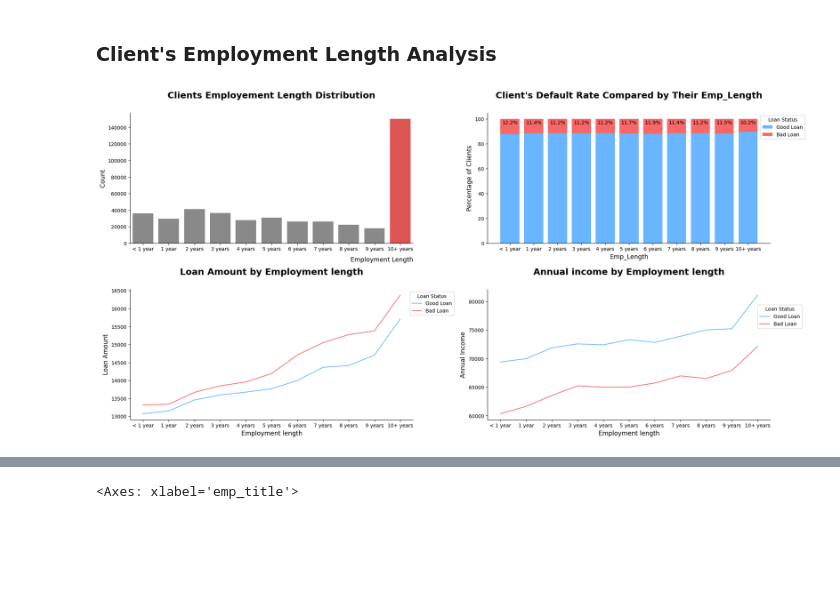
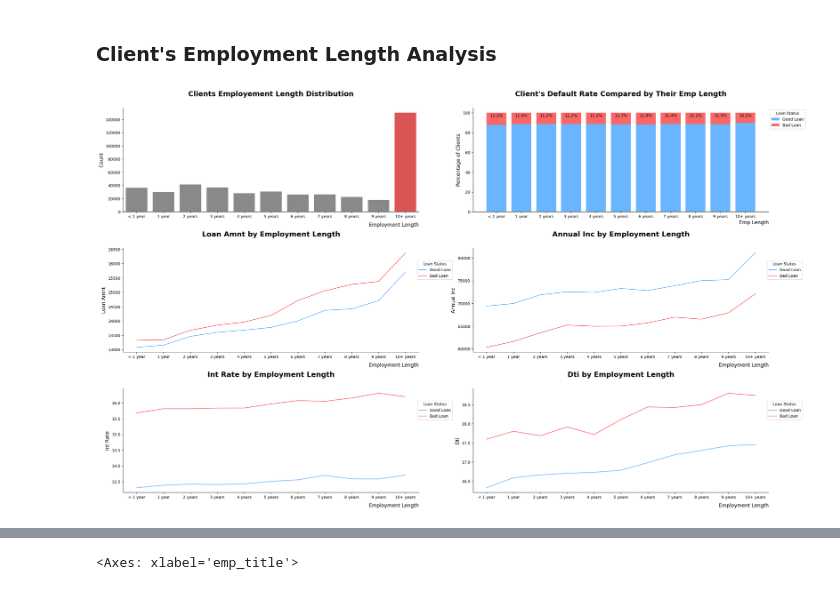
Before and after one commit to azaryasph/IDX-Partners-Project-Based-Internship-Prediction-Model, a Jupyter notebook: notebooks/Prediction Model.ipynb, the cells around one changed output, grey strips where cells are left out. Cells and saved outputs as stored; diff of their text form; code cells hidden in the pictures; blank space fills up the shorter version.

```diff
--- a/notebooks/Prediction Model.ipynb
+++ b/notebooks/Prediction Model.ipynb
@@ -482,49 +502,42 @@ plt.show()
 ### Client's Employment Length Analysis
 # %%
 # Set the figure size
-plt.figure(figsize=(20, 10))
+plt.figure(figsize=(25, 15))
 
 # Define the order
 length_order = ['< 1 year', '1 year', '2 years', '3 years', '4 years', '5 years', '6 years', '7 years', '8 years', '9 years', '10+ years']
 
 # Convert the 'emp_length' column to a categorical type with the specified order
 dfloan['emp_length'] = pd.Categorical(dfloan['emp_length'], categories=length_order, ordered=True)
 
-plt.subplot(2, 2, 1)
+plt.subplot(3, 2, 1)
 order_emp = dfloan.emp_length.value_counts().index
 palette_length = ['#898989'] * 10 + ['#F13F3F']
 sns.countplot(x='emp_length', data=dfloan, order=length_order, palette=palette_length)
 plt.title('Clients Employement Length Distribution', fontsize=18, fontweight='bold', y=1.09)
 plt.xlabel('Employment Length', fontsize=12.5, loc='right', labelpad=10)
 plt.ylabel('Count', fontsize=12.5)
 
 
-plt.subplot(2, 2, 2)
+plt.subplot(3, 2, 2)
 create_stacked_barchart(dfloan, 'emp_length', 'loan_status', length_order, target_colors, bbox_to_anchor=(1.13, 1))
 
+plt.subplot(3, 2, 3)
+create_lineplot('emp_length', 'loan_amnt', dfloan, 'loan_status', target_colors, (1.12, 0.9))
 
-# Set the figure size
-plt.subplot(2, 2, 3)
-# Now you can plot without the 'order' argument
-sns.lineplot(x='emp_length', y='loan_amnt', data=dfloan, palette=['#69B5FF', '#FA6767'], ci=None, hue='loan_status')
-sns.despine()
-plt.title('Loan Amount by Employment length', fontsize=18, fontweight='bold', y=1.09)
-plt.xlabel('Employment length', fontsize=12.5)
-plt.ylabel('Loan Amount', fontsize=12.5)
-plt.legend(title='Loan Status', loc='upper left', bbox_to_anchor=(0.98, 1))
+plt.subplot(3, 2, 4)
+create_lineplot('emp_length', 'annual_inc', dfloan, 'loan_status', target_colors, (1.12, 0.9))
 
+plt.subplot(3, 2, 5)
+create_lineplot('emp_length', 'int_rate', dfloan, 'loan_status', target_colors, (1.12, 0.9))
 
-plt.subplot(2, 2, 4)
-sns.lineplot(x='emp_length', y='annual_inc', data=dfloan, palette=['#69B5FF', '#FA6767'], ci=None, hue='loan_status')
-sns.despine()
-plt.title('Annual income by Employment length', fontsize=18, fontweight='bold', y=1.09)
-plt.xlabel('Employment length', fontsize=12.5)
-plt.ylabel('Annual Income', fontsize=12.5)
-plt.legend(title='Loan Status', loc='upper right', bbox_to_anchor=(1.12, 0.9))
+plt.subplot(3, 2, 6)
+create_lineplot('emp_length', 'dti', dfloan, 'loan_status', target_colors, (1.12, 0.9))
+
 plt.tight_layout()
 plt.show()
 # %% [output]
-[figure, old version]
+[figure, new version]
 # %% [markdown]
 **Insight🔎** :<br>
 - Most of our clients are employed for more than 10 years, with 10.2% default rate.
```
Also changed, not shown: parts of 24 cells of this notebook.
